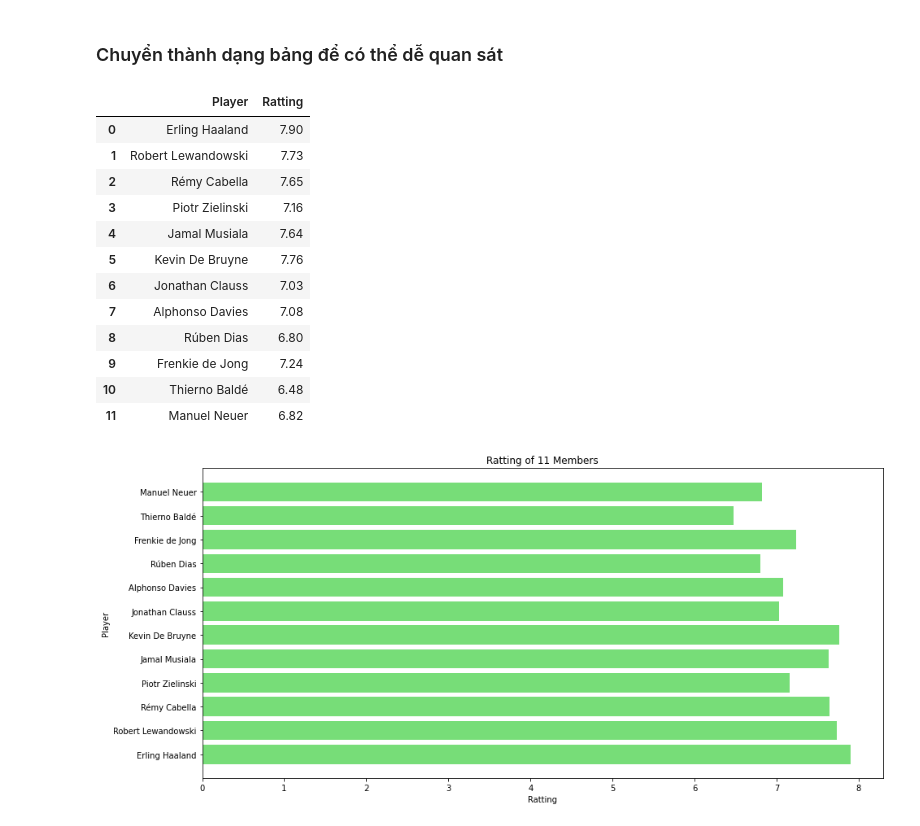
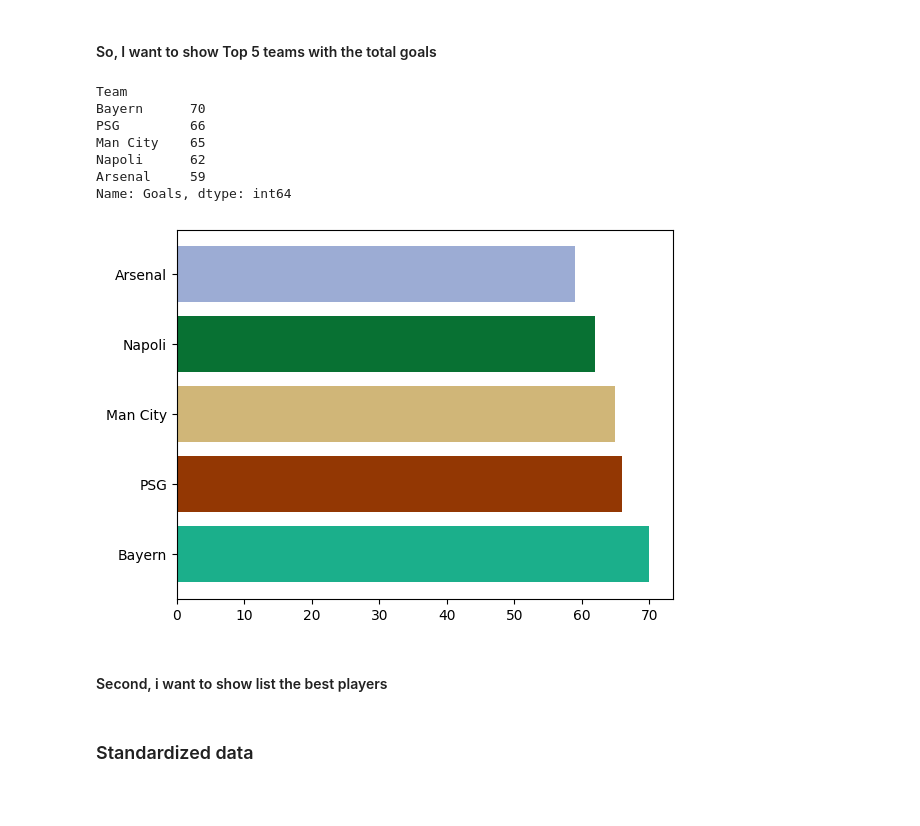
Before and after one commit to baobao1911/Web-Scraping-and-Analysts, a Jupyter notebook: Analyst.ipynb, the cells around one changed output. Saved outputs shown, nothing was run; the diff lists cells and outputs as text; code cells hidden in the pictures; blank space fills up the shorter version.

```diff
--- a/Analyst.ipynb
+++ b/Analyst.ipynb
@@ -28,0 +27,4 @@ df
+# %%
+colors = []
+for i in range(len(df.columns)):
+    colors.append('#' + ''.join([np.random.choice(list('0123456789ABCDEF')) for j in range(6)]))
@@ -774,30 +38,21 @@ temp_team = {"Player": team,
-# %% [markdown]
-### Chuyển thành dạng bảng để có thể dễ quan sát
-# %%
-result_team = pd.DataFrame (temp_team)
-result_team
-# %% [output]
-|  | Player | Ratting |
-| 0 | Erling Haaland | 7.90 |
-| 1 | Robert Lewandowski | 7.73 |
-| 2 | Rémy Cabella | 7.65 |
-| 3 | Piotr Zielinski | 7.16 |
-| 4 | Jamal Musiala | 7.64 |
-| 5 | Kevin De Bruyne | 7.76 |
-| 6 | Jonathan Clauss | 7.03 |
-| 7 | Alphonso Davies | 7.08 |
-| 8 | Rúben Dias | 6.80 |
-| 9 | Frenkie de Jong | 7.24 |
-| 10 | Thierno Baldé | 6.48 |
-| 11 | Manuel Neuer | 6.82 |
-# %%
-plt.figure (figsize = (15, 7))
-x= ['Apps','Gol']
-
-plt.barh(result_team['Player'],result_team['Ratting'], color = "#77DD78" )
-plt.xlabel ("Ratting")
-plt.ylabel ('Player')
-plt.title("Ratting of 11 Members")
-plt.show()
-# %% [output]
-[figure, removed]
+# %% [markdown]
+#### So, I want to show Top 5 teams with the total goals
+# %%
+features =df[['Team','Goals']].copy()
+compare= features.groupby('Team').sum().sort_values("Goals", ascending= False)
+compare= compare[:5]
+print(compare.iloc[:,0])
+
+plt.barh(compare.iloc[:,0].index, compare.iloc[:,0].values, color = colors)
+plt.show()
+# %% [output]
+Team
+Bayern      70
+PSG         66
+Man City    65
+Napoli      62
+Arsenal     59
+Name: Goals, dtype: int64
+[figure, added]
+# %% [markdown]
+#### Second, i want to show list the best players
@@ -803,0 +61,2 @@ plt.show()
+# %% [markdown]
+### Standardized data
```
Also changed, not shown: parts of 124 cells of this notebook, 5 other files.
